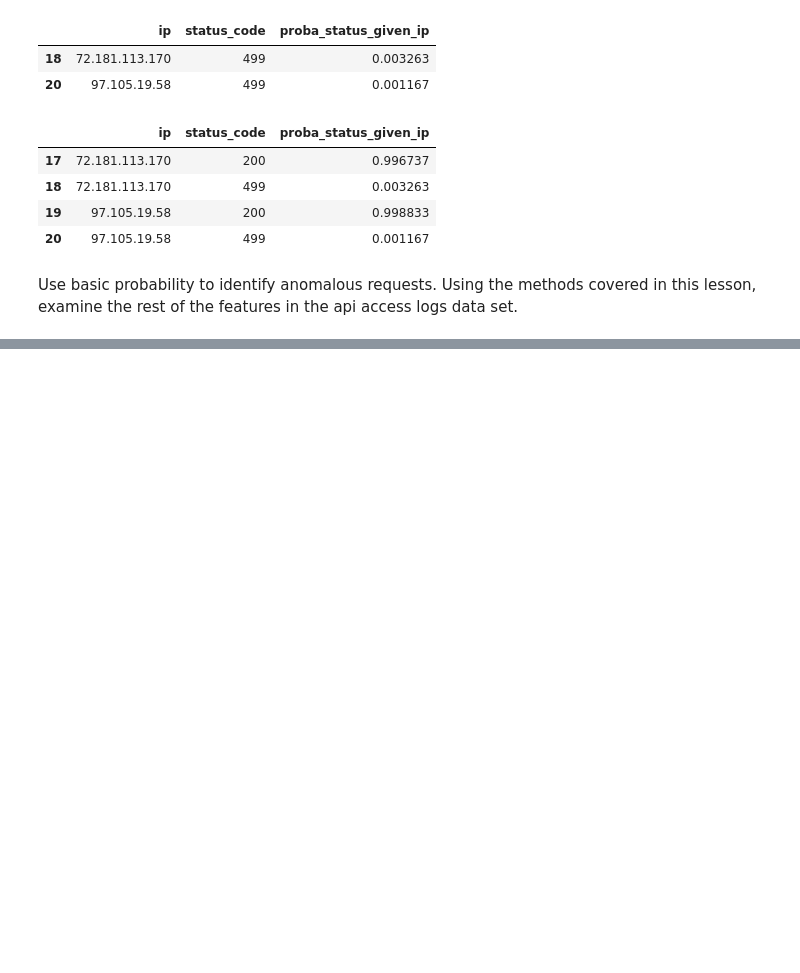
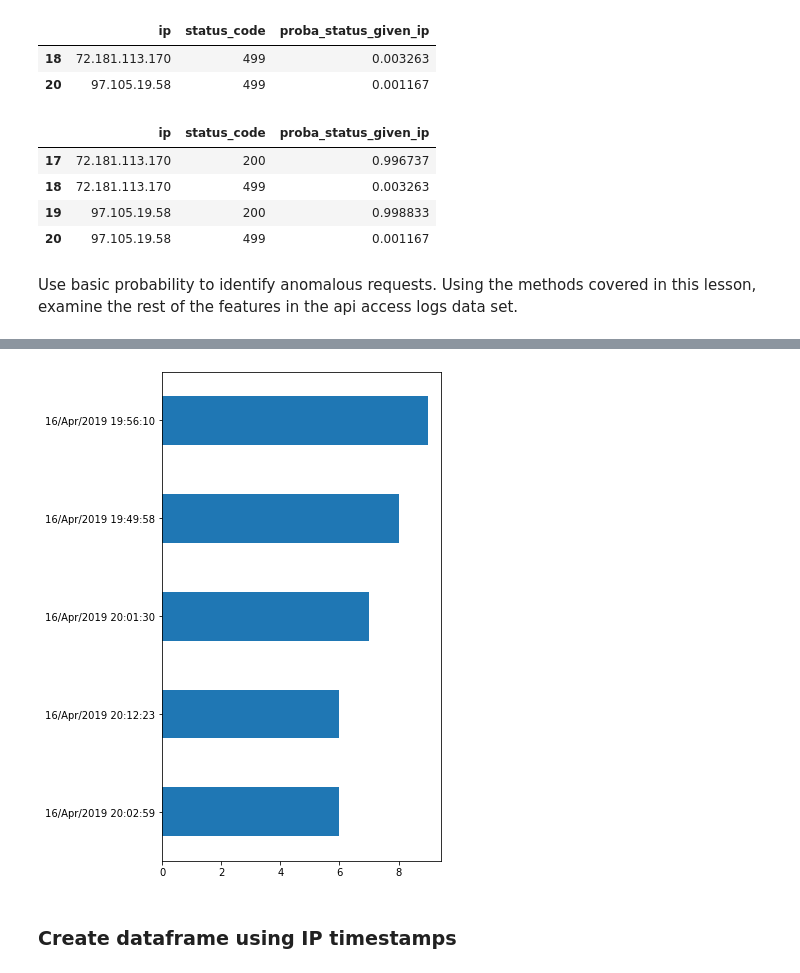
Before and after one commit to Jason-R-Turner/anomaly-detection-exercises, a Jupyter notebook: discrete_anomaly_detection.ipynb, the cells around one changed output, grey strips where cells are left out. Cells and saved outputs as stored; diff of their text form; code cells hidden in the pictures; blank space fills up the shorter version.

```diff
--- a/discrete_anomaly_detection.ipynb
+++ b/discrete_anomaly_detection.ipynb
@@ -142,0 +171,4 @@ Use basic probability to identify anomalous requests. Using the methods covered
+# %%
+# Assigns a variable name to df from using value_counts_and_frequencies func
+timestamp_df = value_counts_and_frequencies(df.timestamp)
+timestamp_df.head()
@@ -142,0 +182,8 @@ Use basic probability to identify anomalous requests. Using the methods covered
+# %%
+# Barplot of the counts of the timestamps
+timestamp_df['count'].sort_values().tail(5).plot.barh(figsize=(5, 9))
+plt.show()
+# %% [output]
+[figure, added]
+# %% [markdown]
+### Create dataframe using IP timestamps
```
Also changed, not shown: parts of 35 cells of this notebook.
